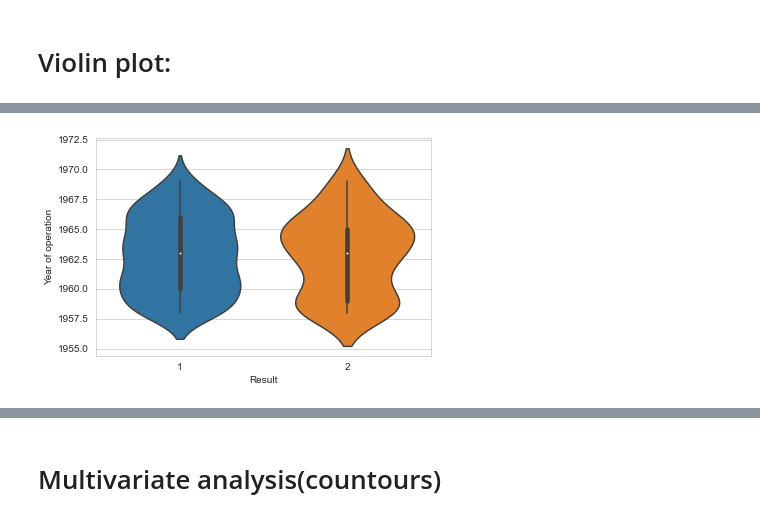
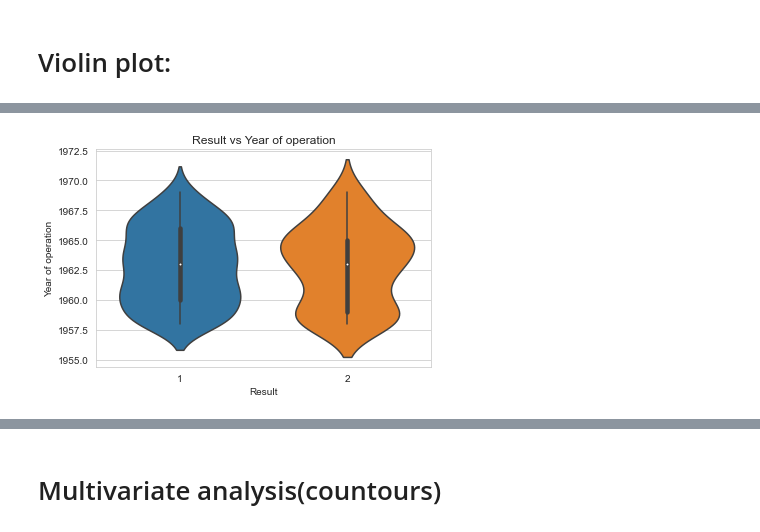
Before and after one commit to Chaitanya-Majety/Jupyter, a Jupyter notebook: Jupyter Notebooks/Data Analysis/haberman.ipynb, the cells around one changed output, grey strips where cells are left out. Cells and saved outputs as stored; diff of their text form; code cells hidden in the pictures.

```diff
--- a/Jupyter Notebooks/Data Analysis/haberman.ipynb
+++ b/Jupyter Notebooks/Data Analysis/haberman.ipynb
@@ -431,5 +467,6 @@ plt.show()
 # %%
 sns.violinplot(x='Result',y='Year of operation', data=df, size=8)
+plt.title("Result vs Year of operation")
 plt.show()
 # %% [output]
-[figure, old version]
+[figure, new version]
```
Also changed, not shown: parts of 12 cells of this notebook.
